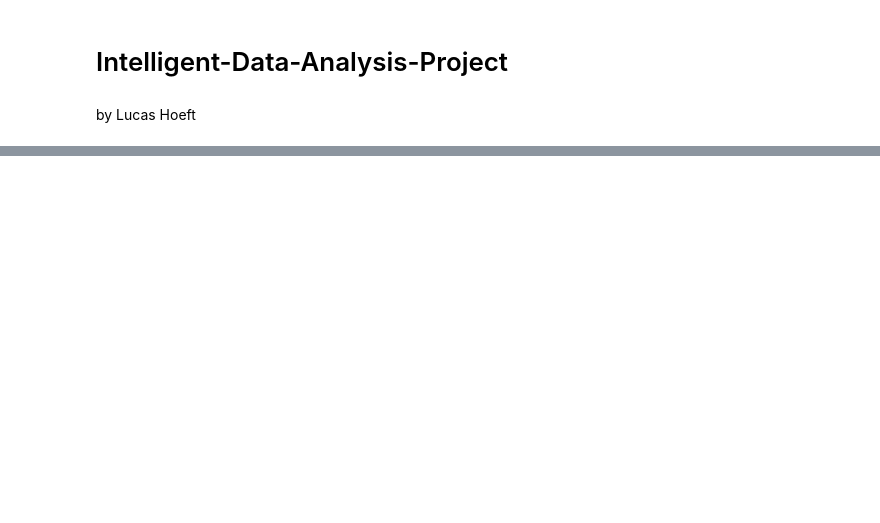
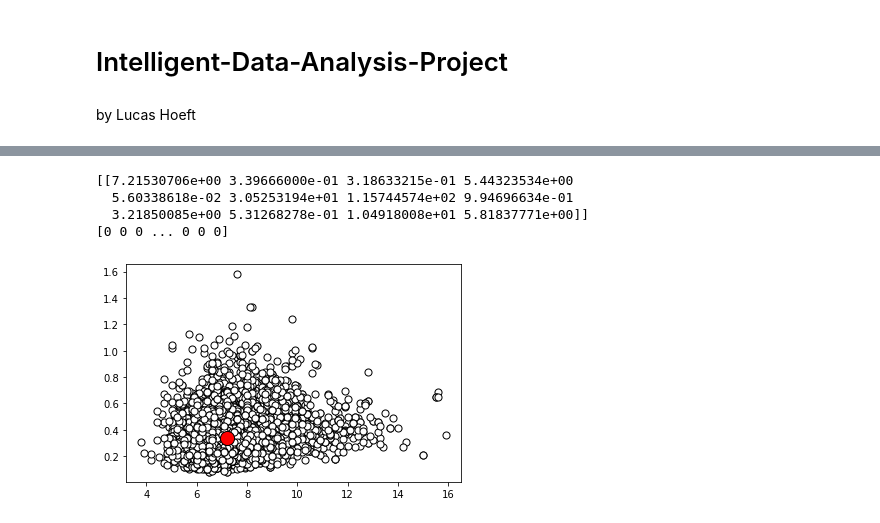
Before and after one commit to lucashoeft/Intelligent-Data-Analysis-2-Project, a Jupyter notebook: Intelligent-Data-Analysis-2-Project.ipynb, the cells around one changed output, grey strips where cells are left out. Cells and saved outputs as stored; diff of their text form; code cells hidden in the pictures; blank space fills up the shorter version.

```diff
--- a/Intelligent-Data-Analysis-2-Project.ipynb
+++ b/Intelligent-Data-Analysis-2-Project.ipynb
@@ -43,0 +42,10 @@ wines_quality
+# %%
+# http://archive.ics.uci.edu/ml/datasets/Wine+Quality
+# https://www.kaggle.com/datasets/uciml/red-wine-quality-cortez-et-al-2009
+wines_quality_red = pd.read_csv('data/wine-quality/winequality-red.csv', sep=";", na_values="NA")
+print(wines_quality_red.shape)
+display(wines_quality_red.head())
+
+wines_quality_white = pd.read_csv('data/wine-quality/winequality-white.csv', sep=";", na_values="NA")
+print(wines_quality_white.shape)
+wines_quality_white.head()
@@ -43,0 +99,6 @@ wines_quality
+# %%
+wines_quality_red['type'] = "red"
+wines_quality_white['type'] = "white"
+wines_quality_all = pd.concat([wines_quality_red, wines_quality_white], axis=0)
+print(wines_quality_all.shape)
+wines_quality_all.head()
@@ -43,0 +113,26 @@ wines_quality
+# %%
+# create kmeans object
+# wines_quality_all.drop(columns=['type'], axis=1, inplace=True)
+
+kmeans = KMeans(n_clusters=1)
+# fit kmeans object to data
+kmeans.fit(wines_quality_all)
+# print location of clusters learned by kmeans object
+print(kmeans.cluster_centers_)
+# save new clusters for chart
+y_km = kmeans.fit_predict(wines_quality_all)
+
+print(y_km)
+
+# plot the input data
+X = wines_quality_all.to_numpy()
+plt.scatter(X[:, 0], X[:, 1], c='white', marker='o', edgecolor='black', s=50)
+# plot the clusters
+plt.scatter(kmeans.cluster_centers_[:, 0], kmeans.cluster_centers_[:, 1], c='red', marker='o', edgecolor='black', s=200)
+plt.show()
+# %% [output]
+[[7.21530706e+00 3.39666000e-01 3.18633215e-01 5.44323534e+00
+  5.60338618e-02 3.05253194e+01 1.15744574e+02 9.94696634e-01
+  3.21850085e+00 5.31268278e-01 1.04918008e+01 5.81837771e+00]]
+[0 0 0 ... 0 0 0]
+[figure, added]
```
Also changed, not shown: parts of 5 cells of this notebook, 1 other file.
